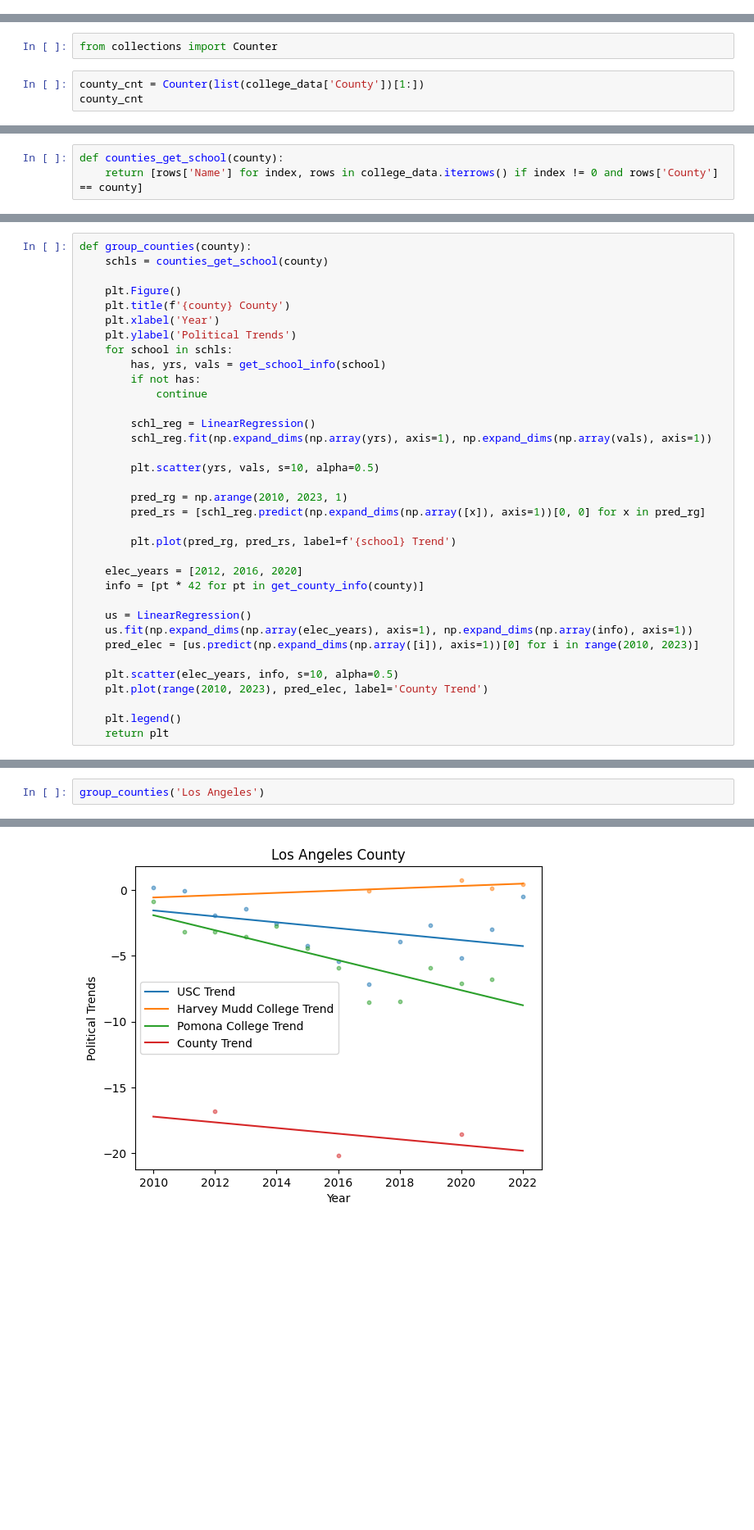
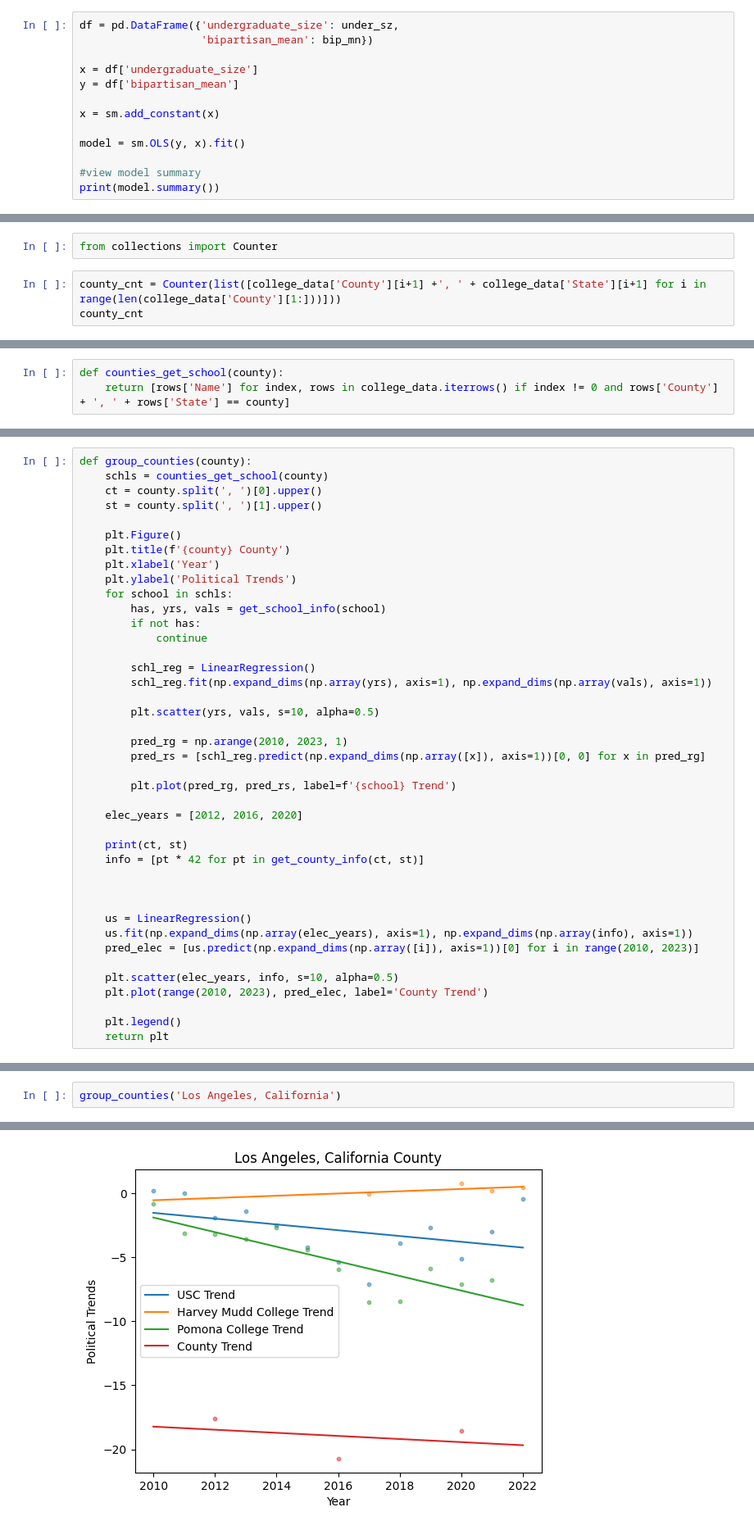
Before and after one commit to theodoremui/diversity-colleges, a Jupyter notebook: notebooks/investigation/College Data.ipynb, the cells around one changed output, grey strips where cells are left out. Shown at 82% size. Saved outputs shown, nothing was run; the diff lists cells and outputs as text; blank space fills up the shorter version.

Commit message:
fixed bugs regarding counties

```diff
--- a/notebooks/investigation/College Data.ipynb
+++ b/notebooks/investigation/College Data.ipynb
@@ -192,0 +234,13 @@ plt.show()
+# %%
+df = pd.DataFrame({'undergraduate_size': under_sz,
+                   'bipartisan_mean': bip_mn})
+
+x = df['undergraduate_size']
+y = df['bipartisan_mean']
+
+x = sm.add_constant(x)
+
+model = sm.OLS(y, x).fit()
+
+#view model summary
+print(model.summary())
@@ -195,6 +267,6 @@ plt.show()
 # %%
 from collections import Counter
 # %%
-county_cnt = Counter(list(college_data['County'])[1:])
+county_cnt = Counter(list([college_data['County'][i+1] +', ' + college_data['State'][i+1] for i in range(len(college_data['County'][1:]))]))
 county_cnt
 # %% [output]
@@ -228,4 +304,4 @@ counties
 # %%
 def counties_get_school(county):
-    return [rows['Name'] for index, rows in college_data.iterrows() if index != 0 and rows['County'] == county]
+    return [rows['Name'] for index, rows in college_data.iterrows() if index != 0 and rows['County'] + ', ' + rows['State'] == county]
 # %%
@@ -269,6 +345,8 @@ get_school_info('Stanford')
 # %%
 def group_counties(county):
     schls = counties_get_school(county)
+    ct = county.split(', ')[0].upper()
+    st = county.split(', ')[1].upper()
 
     plt.Figure()
     plt.title(f'{county} County')
@@ -290,7 +368,11 @@ def group_counties(county):
         plt.plot(pred_rg, pred_rs, label=f'{school} Trend')
 
     elec_years = [2012, 2016, 2020]
-    info = [pt * 42 for pt in get_county_info(county)]
+
+    print(ct, st)
+    info = [pt * 42 for pt in get_county_info(ct, st)]
+
+
 
     us = LinearRegression()
     us.fit(np.expand_dims(np.array(elec_years), axis=1), np.expand_dims(np.array(info), axis=1))
@@ -304,3 +390,3 @@ def group_counties(county):
 # %%
-group_counties('Los Angeles')
+group_counties('Los Angeles, California')
 # %% [output]
@@ -308,4 +395,4 @@ group_counties('Los Angeles')
-[figure, old version]
+[figure, new version]
 # %%
 for county in counties:
     plt = group_counties(county)
```
Also changed, not shown: parts of 12 cells of this notebook, 6 other files.
